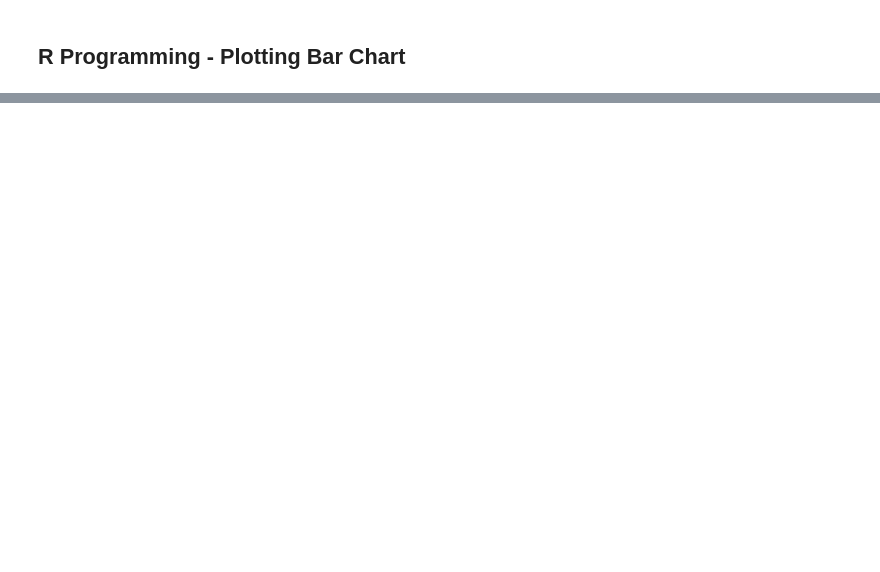
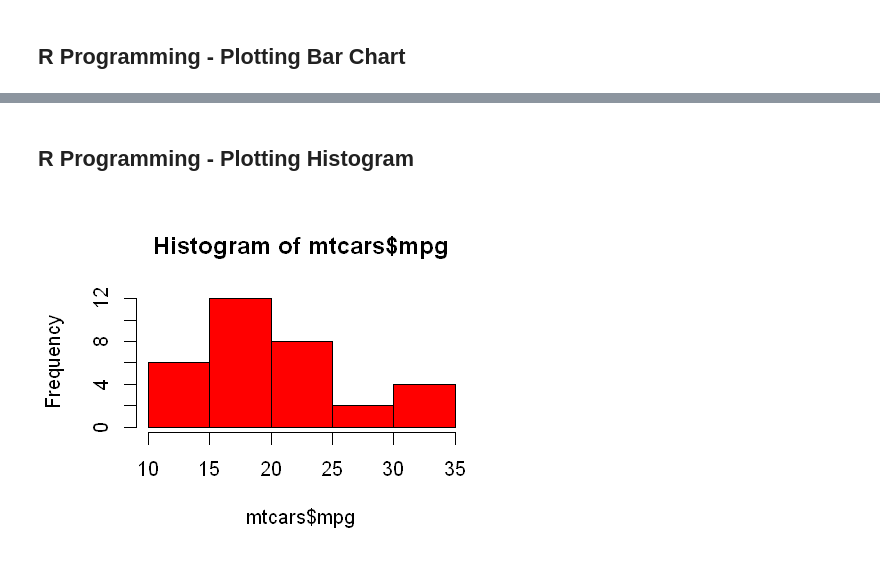
Before and after one commit to AdamYuWen/LearningProgramming, a Jupyter notebook: R/R Programming.ipynb, the cells around one changed output, grey strips where cells are left out. Saved outputs shown, nothing was run; the diff lists cells and outputs as text; code cells hidden in the pictures; blank space fills up the shorter version.

```diff
--- a/R/R Programming.ipynb
+++ b/R/R Programming.ipynb
@@ -460,0 +475,6 @@ barplot(counts, main = "Car Distribution", xlab = "Number of Grears")
+# %% [markdown]
+## R Programming - Plotting Histogram
+# %%
+hist(mtcars$mpg, col = "red")
+# %% [output]
+[figure, added]
```
Also changed, not shown: parts of 23 cells of this notebook, 1 other file.
